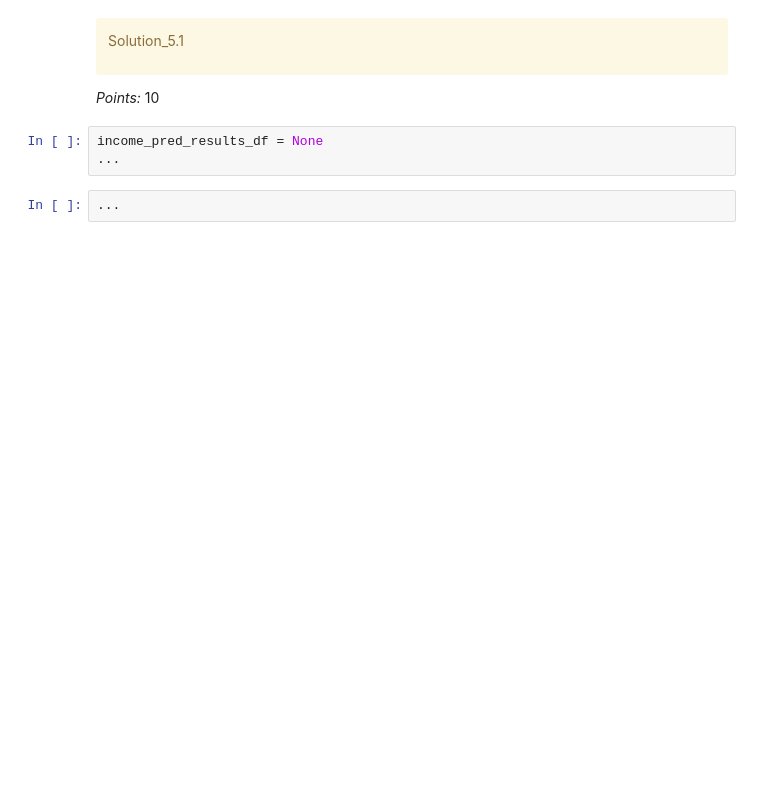
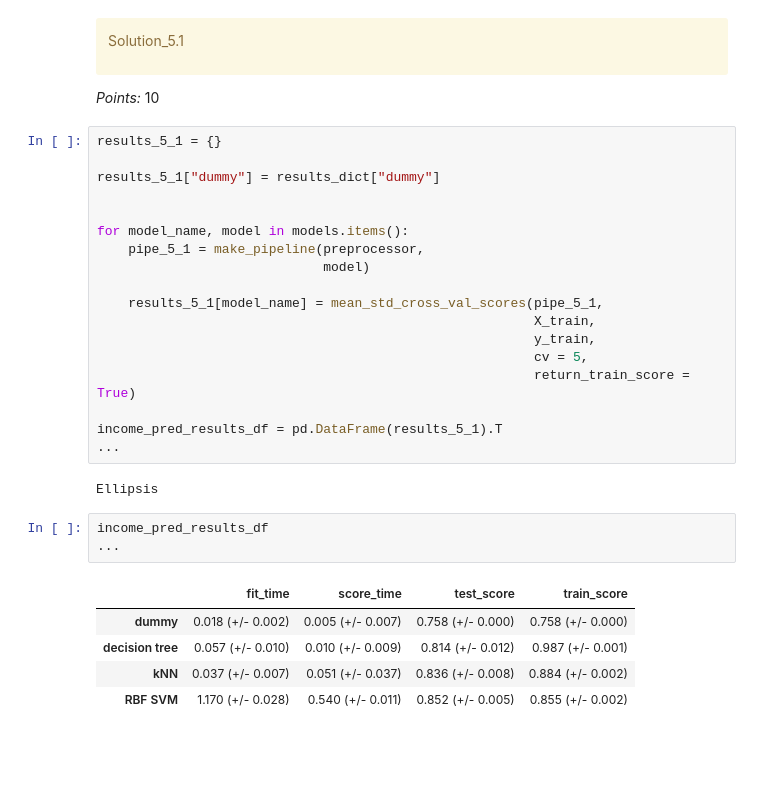
Before and after one commit to KevinL002/ubc-cpsc330-hw3, a Jupyter notebook: hw3.ipynb, the cells around one changed output. Saved outputs shown, nothing was run; the diff lists cells and outputs as text; blank space fills up the shorter version.

```diff
--- a/hw3.ipynb
+++ b/hw3.ipynb
@@ -716,11 +719,35 @@ Solution_5.1
 </div>
 
 _Points:_ 10
+# %%
+results_5_1 = {}
+
+results_5_1["dummy"] = results_dict["dummy"]
+
+
+for model_name, model in models.items():
+    pipe_5_1 = make_pipeline(preprocessor,
+                             model)
+
+    results_5_1[model_name] = mean_std_cross_val_scores(pipe_5_1,
+                                                        X_train,
+                                                        y_train,
+                                                        cv = 5,
+                                                        return_train_score = True)
+
+income_pred_results_df = pd.DataFrame(results_5_1).T
+...
+# %% [output]
+Ellipsis
 # %%
-income_pred_results_df = None
+income_pred_results_df
 ...
+# %% [output]
+|  | fit_time | score_time | test_score | train_score |
+| dummy | 0.018 (+/- 0.002) | 0.005 (+/- 0.007) | 0.758 (+/- 0.000) | 0.758 (+/- 0.000) |
+| decision tree | 0.057 (+/- 0.010) | 0.010 (+/- 0.009) | 0.814 (+/- 0.012) | 0.987 (+/- 0.001) |
+| kNN | 0.037 (+/- 0.007) | 0.051 (+/- 0.037) | 0.836 (+/- 0.008) | 0.884 (+/- 0.002) |
+| RBF SVM | 1.170 (+/- 0.028) | 0.540 (+/- 0.011) | 0.852 (+/- 0.005) | 0.855 (+/- 0.002) |
-# %%
-...
 # %% [markdown]
 <!-- END QUESTION -->
 
```
Also changed, not shown: parts of 15 cells of this notebook, 1 other file.
